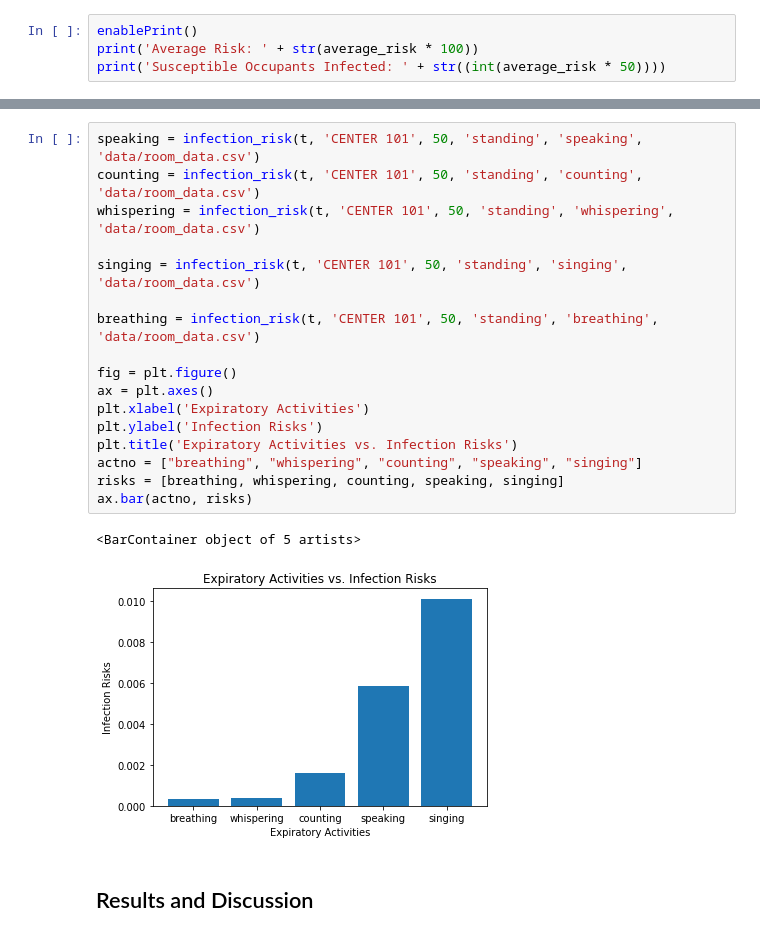
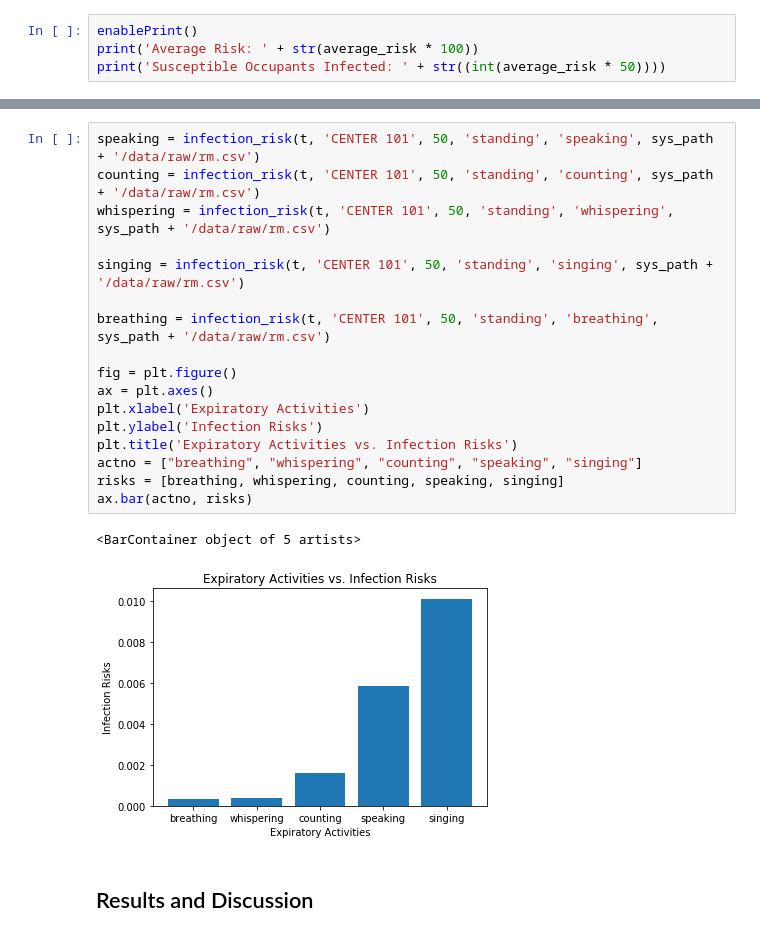
Before and after one commit to etiennedoidic/infection_risk_calculator, a Jupyter notebook: notebooks/report.ipynb, the cells around one changed output, grey strips where cells are left out. Saved outputs shown, nothing was run; the diff lists cells and outputs as text.

```diff
--- a/notebooks/report.ipynb
+++ b/notebooks/report.ipynb
@@ -229,23 +226,23 @@ ax.bar(actno, risks)
 # %%
-speaking = infection_risk(t, 'CENTER 101', 50, 'standing', 'speaking', 'data/room_data.csv')
-counting = infection_risk(t, 'CENTER 101', 50, 'standing', 'counting', 'data/room_data.csv')
-whispering = infection_risk(t, 'CENTER 101', 50, 'standing', 'whispering', 'data/room_data.csv')
+speaking = infection_risk(t, 'CENTER 101', 50, 'standing', 'speaking', sys_path + '/data/raw/rm.csv')
+counting = infection_risk(t, 'CENTER 101', 50, 'standing', 'counting', sys_path + '/data/raw/rm.csv')
+whispering = infection_risk(t, 'CENTER 101', 50, 'standing', 'whispering', sys_path + '/data/raw/rm.csv')
 
-singing = infection_risk(t, 'CENTER 101', 50, 'standing', 'singing', 'data/room_data.csv')
+singing = infection_risk(t, 'CENTER 101', 50, 'standing', 'singing', sys_path + '/data/raw/rm.csv')
 
-breathing = infection_risk(t, 'CENTER 101', 50, 'standing', 'breathing', 'data/room_data.csv')
+breathing = infection_risk(t, 'CENTER 101', 50, 'standing', 'breathing', sys_path + '/data/raw/rm.csv')
 
 fig = plt.figure()
 ax = plt.axes()
 plt.xlabel('Expiratory Activities')
 plt.ylabel('Infection Risks')
 plt.title('Expiratory Activities vs. Infection Risks')
 actno = ["breathing", "whispering", "counting", "speaking", "singing"]
 risks = [breathing, whispering, counting, speaking, singing]
 ax.bar(actno, risks)
 # %% [output]
 <BarContainer object of 5 artists>
-[figure, old version]
+[figure, new version]
 # %% [markdown]
 ## Results and Discussion
 # %% [markdown]
```
Also changed, not shown: parts of 6 cells of this notebook.
